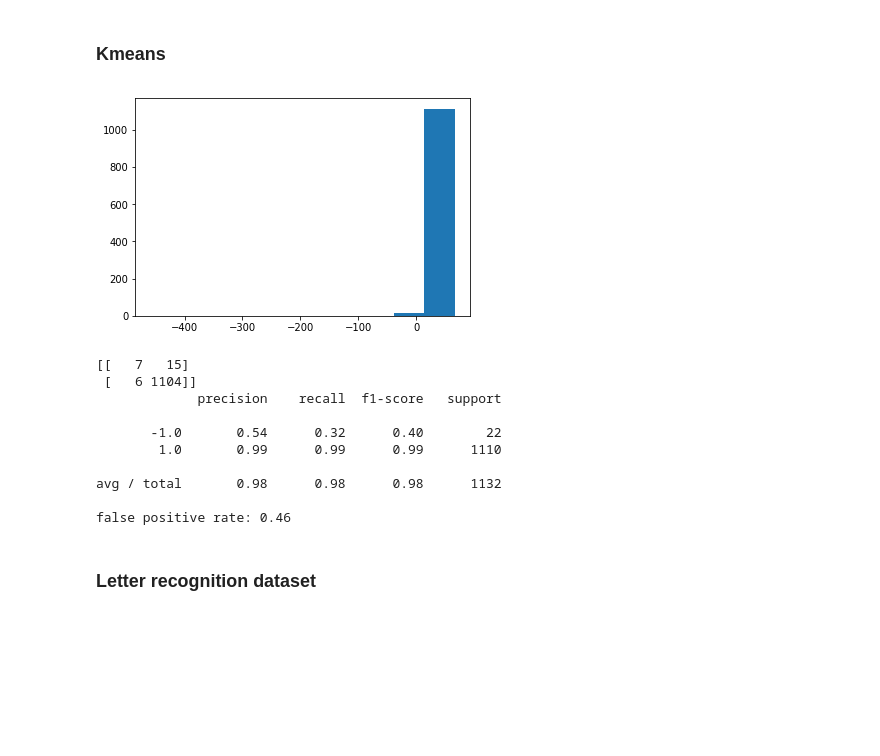
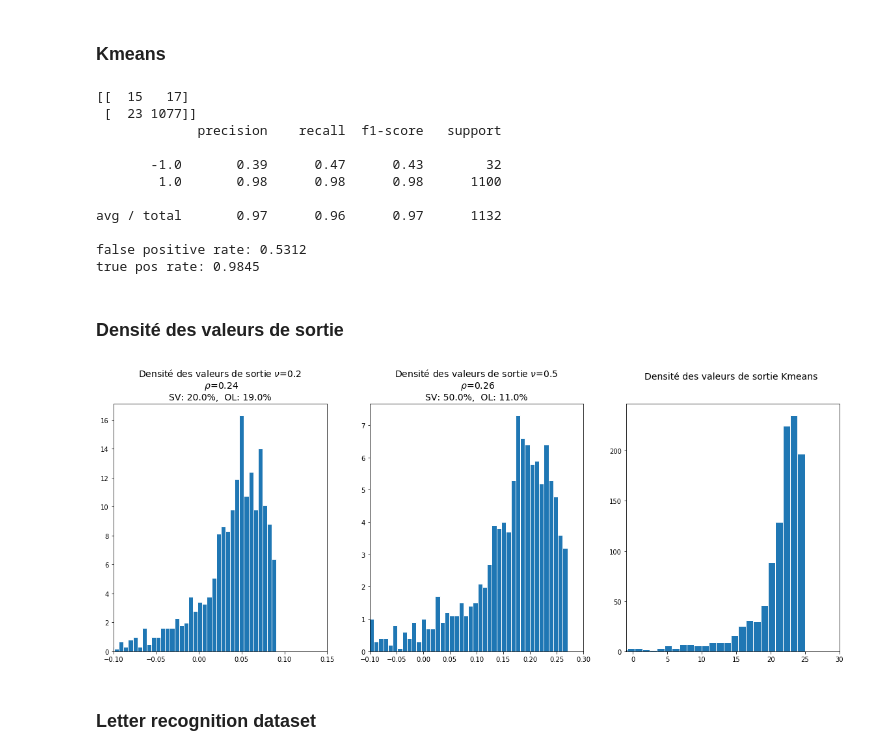
Before and after one commit to AntoineG92/Anomaly-detection-One-Class-SVM, a Jupyter notebook: OSVM_simulations_kernels.ipynb, the cells around one changed output. Drawn from its saved outputs; the diff is of its cells as text; code cells hidden in the pictures; blank space fills up the shorter version.

Commit message:
thyroid data OSVM & KMeans

```diff
--- a/OSVM_simulations_kernels.ipynb
+++ b/OSVM_simulations_kernels.ipynb
@@ -508,0 +496,15 @@ plt.savefig('table_SV_OL')
+# %%
+nu_best = 0.5
+sigma2_best = 10
+kernel = ['Poly',2,1]
+alpha_2, rho_2 = fit(X_train, nu_best, kernel)
+y_pred_base_2 = predict(X_train, X_test, alpha_2, rho_2, kernel).flatten()
+y_pred_2 = np.sign(y_pred_base_2)
+y_pred_train_base2 = predict(X_train, X_train, alpha_2, rho_2, kernel).flatten()
+# %%
+from sklearn.metrics import confusion_matrix, classification_report
+conf = confusion_matrix(y_test,y_pred_2)
+print(conf)
+print(classification_report(y_test,y_pred_2))
+print("false positive rate:",np.round(conf[0][1]/(conf[0][1]+conf[0][0]),3))
+print("true pos rate:",np.round(conf[1][1]/(conf[0][1]+conf[1][1]),3))
@@ -519,7 +533,7 @@ def cross_val_kmeans(X_train,X_test,y_test):
         y_pred_base = kmeans.predict(X_test)
         y_pred = np.sign(y_pred_base)
         conf = confusion_matrix(y_test,y_pred)
-        false_pos.append( np.round(conf[1][0]/np.sum(conf[0][0]+conf[1][0]),2) )
+        false_pos.append( np.round(conf[0][1]/(conf[0][0]+conf[0][1]),2) )
     i_best = np.argmin(false_pos)
     return thres_list[i_best]
 # %%
@@ -527,30 +541,54 @@ thres_val = cross_val_kmeans(X_train,X_test,y_test)
 # %%
 kmeans = OkMeans(X_train)
 kmeans.fit(thres_val,k=1)
-y_pred_base = kmeans.predict(X_test)
-y_pred = np.sign(y_pred_base)
+y_pred_base_km = kmeans.predict(X_test)
+y_pred_km = np.sign(y_pred_base_km)
-# %%
-plt.hist(y_pred_base)
-plt.show()
-# %% [output]
-[figure, removed]
 # %%
 from sklearn.metrics import confusion_matrix, classification_report
-conf = confusion_matrix(y_test,y_pred)
+conf = confusion_matrix(y_test,y_pred_km)
 print(conf)
-print(classification_report(y_test,y_pred))
-print("false positive rate:",np.round(conf[1,0]/np.sum(conf[0][0]+conf[1][0]),2))
+print(classification_report(y_test,y_pred_km))
+print("false positive rate:",np.round(conf[0,1]/np.sum(conf[0][0]+conf[0][1]),4))
+print("true pos rate:",np.round(conf[1][1]/np.sum(conf[0][1]+conf[1][1]),4))
 # %% [output]
-[[   7   15]
- [   6 1104]]
+[[  15   17]
+ [  23 1077]]
              precision    recall  f1-score   support
 
-       -1.0       0.54      0.32      0.40        22
-        1.0       0.99      0.99      0.99      1110
+       -1.0       0.39      0.47      0.43        32
+        1.0       0.98      0.98      0.98      1100
 
-avg / total       0.98      0.98      0.98      1132
+avg / total       0.97      0.96      0.97      1132
 
-false positive rate: 0.46
+false positive rate: 0.5312
+true pos rate: 0.9845
+# %% [markdown]
+### Densité des valeurs de sortie
+# %%
+plt.figure(figsize=(20,7))
+
+plt.subplot(131)
+plt.hist(y_pred_base,bins=60,fill=True,edgecolor='white',density=True)
+plt.title("Densité des valeurs de sortie "+r'$\nu$='+str(0.2) +'\n'+ r' $\rho$='+str(np.round(rho[0],2))+"\n"+\
+         "SV: "+str(np.round(len(alpha[alpha>10**(-6)])/len(alpha)*100)) + "%, "+
+          " OL: "+str(np.round(len(y_pred[y_pred==-1])/len(y_pred)*100))+"%",size=14)
+plt.xlim(-0.1,0.15)
+
+plt.subplot(132)
+plt.hist(y_pred_base_2,bins=60,fill=True,edgecolor='white',density=True)
+plt.title("Densité des valeurs de sortie "+r'$\nu$='+str(0.5) +'\n'+ r' $\rho$='+str(np.round(rho_2[0],2))+"\n"+\
+         "SV: "+str(np.round(len(alpha_2[alpha_2>10**(-6)])/len(alpha_2)*100)) + "%, "+
+          " OL: "+str(np.round(len(y_pred_2[y_pred_2==-1])/len(y_pred_2)*100))+"%",size=14)
+plt.xlim(-0.1,0.3)
+
+plt.subplot(133)
+plt.hist(y_pred_base_km,bins=400,edgecolor='white')
+plt.xlim(-1,30)
+plt.title("Densité des valeurs de sortie Kmeans \n \n" ,size=14)
+plt.savefig('densite_OSVM_KMeans')
+plt.show()
+# %% [output]
+[figure, added]
 # %% [markdown]
 ### Letter recognition dataset
 # %% [markdown]
```
Also changed, not shown: parts of 22 cells of this notebook.
